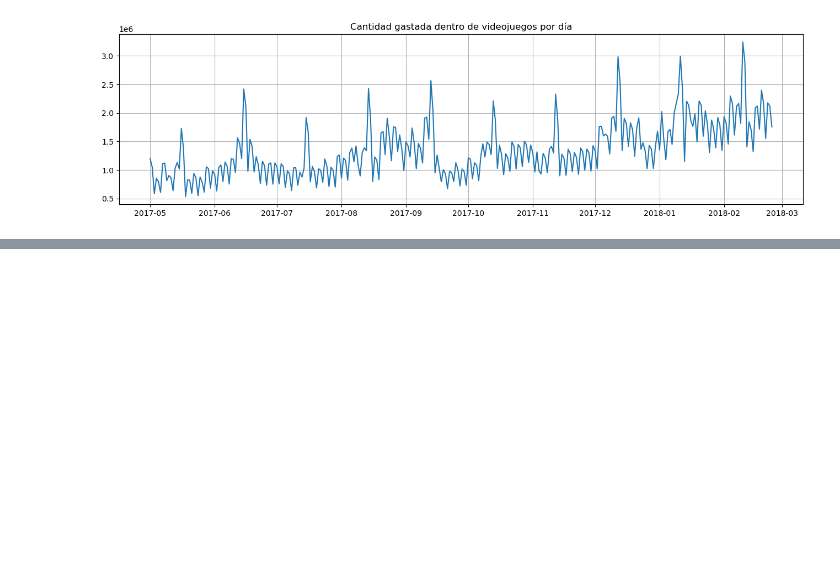
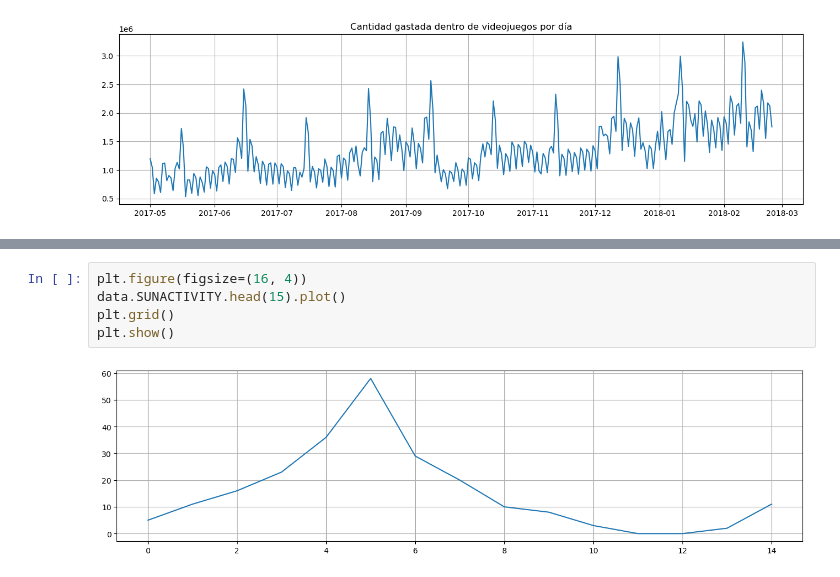
Before and after one commit to emilianodesu/LCD-5Sem-2025-1, a Jupyter notebook: PPCD/T1 Introduccion a ciencia de datos/1.4 Series de tiempo/series_de_tiempo.ipynb, the cells around one changed output, grey strips where cells are left out. Cells and saved outputs as stored; diff of their text form; blank space fills up the shorter version.

```diff
--- a/PPCD/T1 Introduccion a ciencia de datos/1.4 Series de tiempo/series_de_tiempo.ipynb
+++ b/PPCD/T1 Introduccion a ciencia de datos/1.4 Series de tiempo/series_de_tiempo.ipynb
@@ -112,0 +143,7 @@ plt.show()
+# %%
+plt.figure(figsize=(16, 4))
+data.SUNACTIVITY.head(15).plot()
+plt.grid()
+plt.show()
+# %% [output]
+[figure, added]
```
Also changed, not shown: parts of 14 cells of this notebook, 21 other files.
